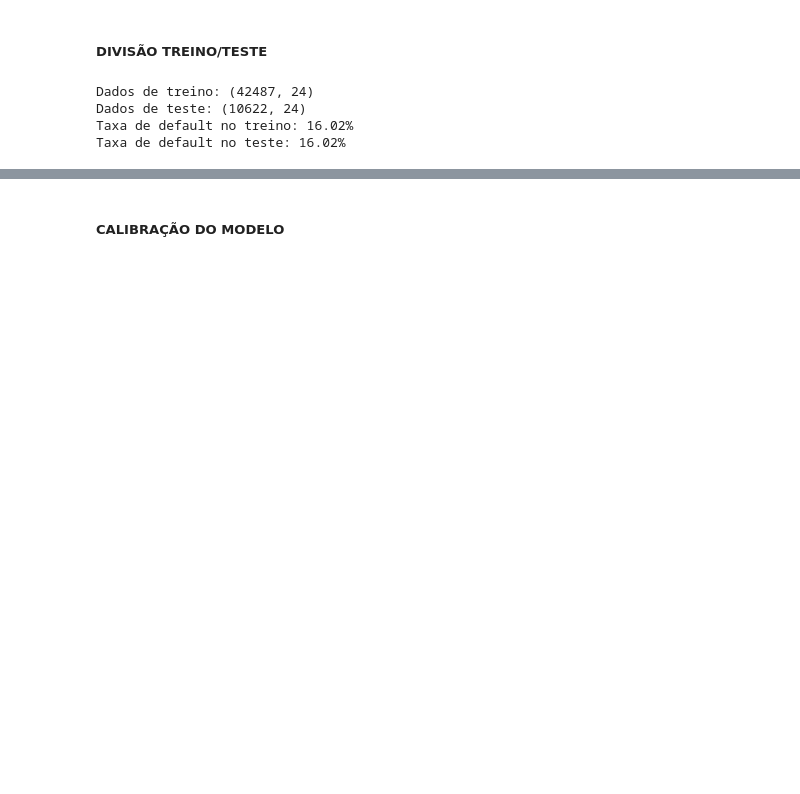
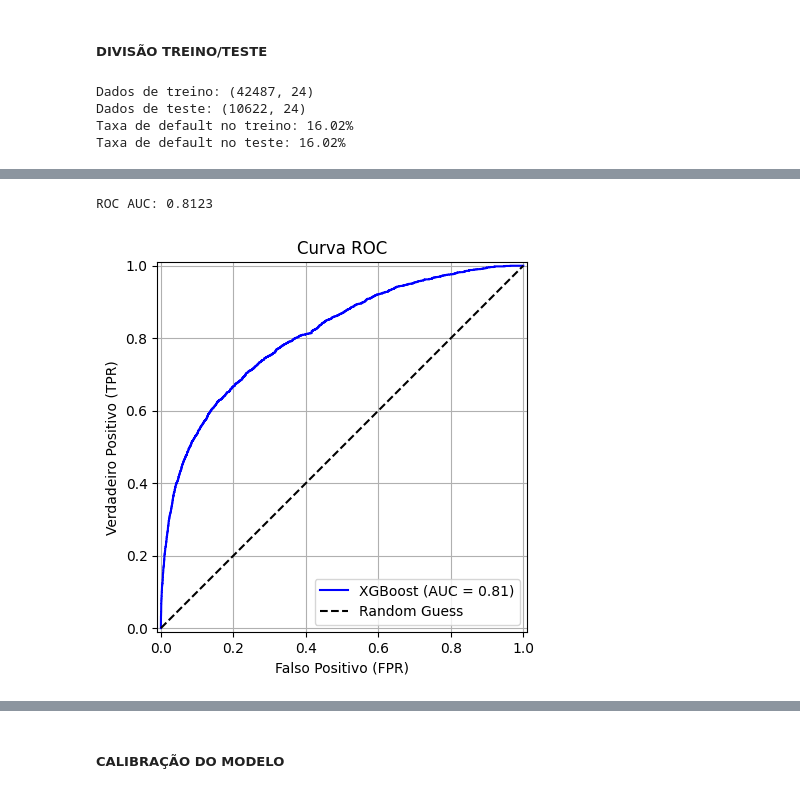
Before and after one commit to josieleferreira/credito_fintech, a Jupyter notebook: notebooks/Modelo_final.ipynb, the cells around one changed output, grey strips where cells are left out. Drawn from its saved outputs; the diff is of its cells as text; code cells hidden in the pictures; blank space fills up the shorter version.

```diff
--- a/notebooks/Modelo_final.ipynb
+++ b/notebooks/Modelo_final.ipynb
@@ -431,0 +382,17 @@ Métricas com threshold ótimo:
+# %%
+#  Calcular ROC AUC
+roc_auc = roc_auc_score(y_test, y_proba)
+print(f"ROC AUC: {roc_auc:.4f}")
+
+# 3️⃣ Plotar a curva ROC
+RocCurveDisplay.from_predictions(y_test, y_proba, color='blue', name='XGBoost')
+plt.plot([0, 1], [0, 1], 'k--', label='Random Guess')
+plt.title('Curva ROC')
+plt.xlabel('Falso Positivo (FPR)')
+plt.ylabel('Verdadeiro Positivo (TPR)')
+plt.legend()
+plt.grid(True)
+plt.show()
+# %% [output]
+ROC AUC: 0.8123
+[figure, added]
```
Also changed, not shown: parts of 58 cells of this notebook, 1 other file.
